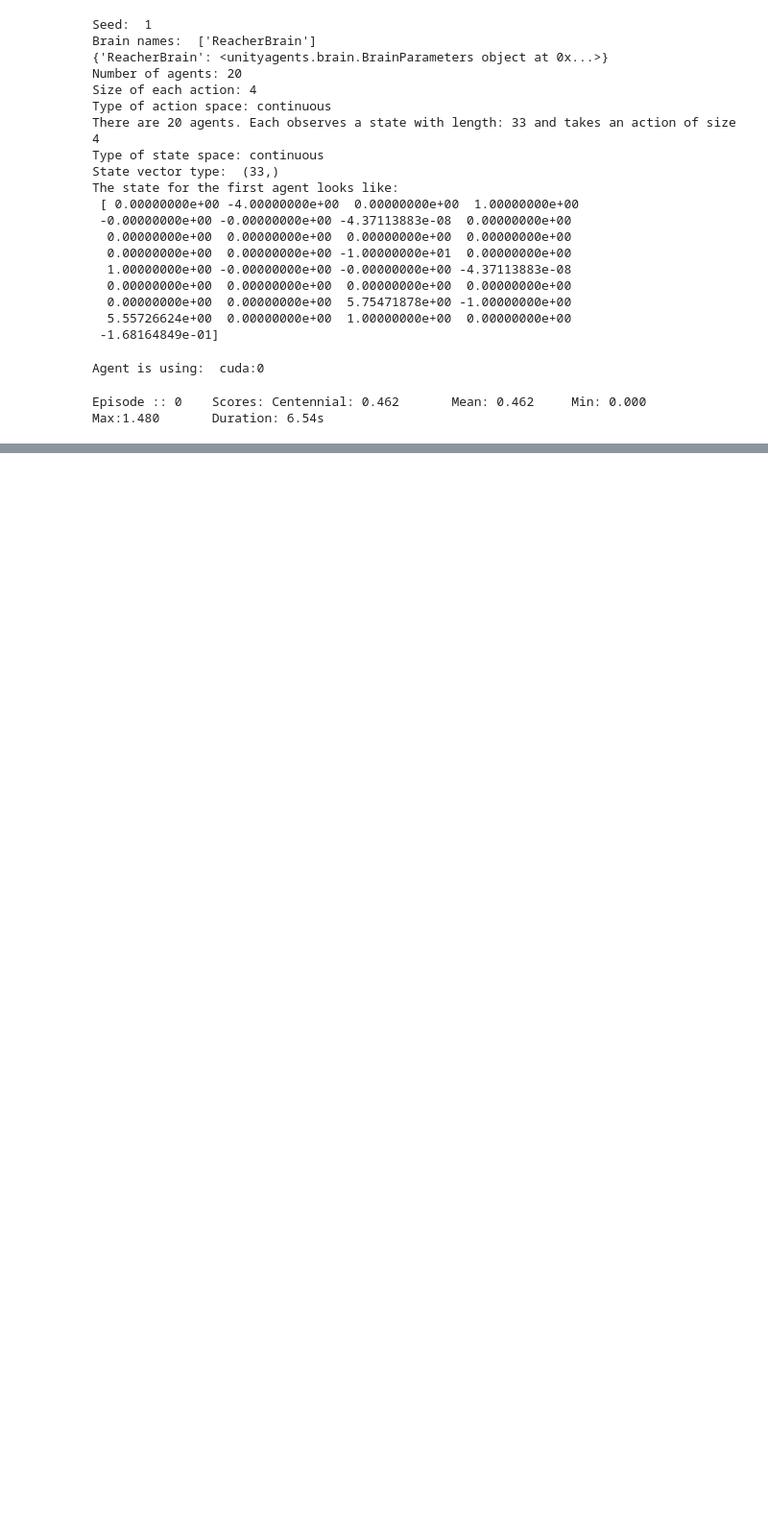
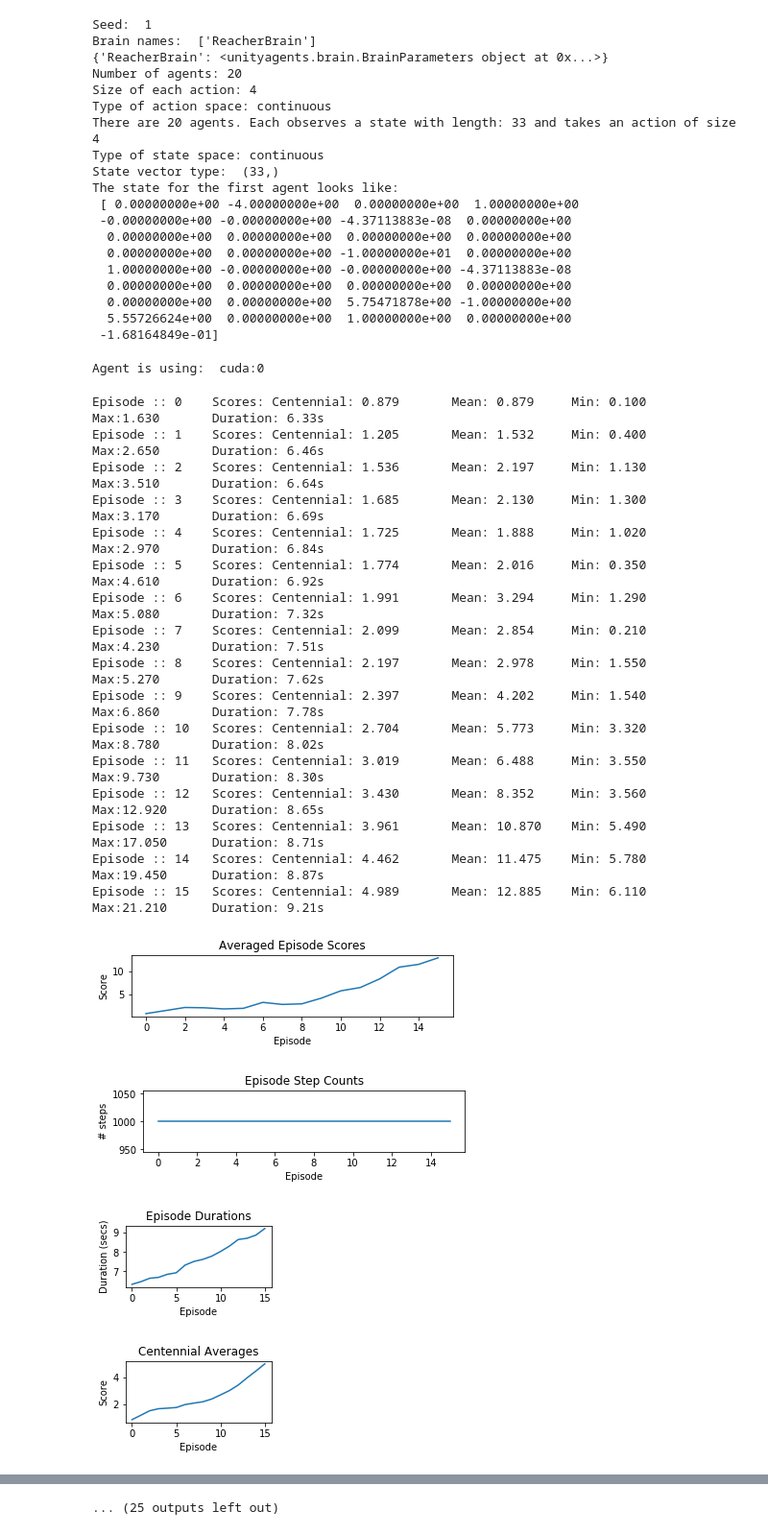
Before and after one commit to alikureishy/DRL-Continuous-Control, a Jupyter notebook: Continuous_Control.ipynb, the cells around one changed output, grey strips where cells are left out. Shown at 96% size. Cells and saved outputs as stored; diff of their text form; code cells hidden in the pictures; blank space fills up the shorter version.

```diff
--- a/Continuous_Control.ipynb
+++ b/Continuous_Control.ipynb
@@ -90,14 +90,26 @@ The state for the first agent looks like:
   5.55726624e+00  0.00000000e+00  1.00000000e+00  0.00000000e+00
  -1.68164849e-01]
 # %%
-# import cProfile
-# cp = cProfile.Profile()
-# cp.enable()
-
-agent, tracker = trainer.train(n_episodes=200, plot_every=5, learn_every=20, iterations_per_learn=10, goal_score=30.0)
-
-# cp.disable()
-# cp.print_stats()
+agent, tracker = trainer.train(n_episodes=200, plot_every=15, learn_every=20, iterations_per_learn=10, goal_score=30.0)
 # %% [output]
 Agent is using:  cuda:0
-Episode :: 0    Scores: Centennial: 0.462       Mean: 0.462     Min: 0.000      Max:1.480       Duration: 6.54s
+Episode :: 0    Scores: Centennial: 0.879       Mean: 0.879     Min: 0.100      Max:1.630       Duration: 6.33s
+Episode :: 1    Scores: Centennial: 1.205       Mean: 1.532     Min: 0.400      Max:2.650       Duration: 6.46s
+Episode :: 2    Scores: Centennial: 1.536       Mean: 2.197     Min: 1.130      Max:3.510       Duration: 6.64s
+Episode :: 3    Scores: Centennial: 1.685       Mean: 2.130     Min: 1.300      Max:3.170       Duration: 6.69s
+Episode :: 4    Scores: Centennial: 1.725       Mean: 1.888     Min: 1.020      Max:2.970       Duration: 6.84s
+Episode :: 5    Scores: Centennial: 1.774       Mean: 2.016     Min: 0.350      Max:4.610       Duration: 6.92s
+Episode :: 6    Scores: Centennial: 1.991       Mean: 3.294     Min: 1.290      Max:5.080       Duration: 7.32s
+Episode :: 7    Scores: Centennial: 2.099       Mean: 2.854     Min: 0.210      Max:4.230       Duration: 7.51s
+Episode :: 8    Scores: Centennial: 2.197       Mean: 2.978     Min: 1.550      Max:5.270       Duration: 7.62s
+Episode :: 9    Scores: Centennial: 2.397       Mean: 4.202     Min: 1.540      Max:6.860       Duration: 7.78s
+Episode :: 10   Scores: Centennial: 2.704       Mean: 5.773     Min: 3.320      Max:8.780       Duration: 8.02s
+Episode :: 11   Scores: Centennial: 3.019       Mean: 6.488     Min: 3.550      Max:9.730       Duration: 8.30s
+Episode :: 12   Scores: Centennial: 3.430       Mean: 8.352     Min: 3.560      Max:12.920      Duration: 8.65s
+Episode :: 13   Scores: Centennial: 3.961       Mean: 10.870    Min: 5.490      Max:17.050      Duration: 8.71s
+Episode :: 14   Scores: Centennial: 4.462       Mean: 11.475    Min: 5.780      Max:19.450      Duration: 8.87s
+Episode :: 15   Scores: Centennial: 4.989       Mean: 12.885    Min: 6.110      Max:21.210      Duration: 9.21s
+[figure, added]
+[figure, added]
+[figure, added]
+[figure, added]
@@ -103,0 +150 @@ Episode :: 0    Scores: Centennial: 0.462       Mean: 0.462     Min: 0.000
+... (25 outputs left out)
```
Also changed, not shown: parts of 6 cells of this notebook, 1 other file.
